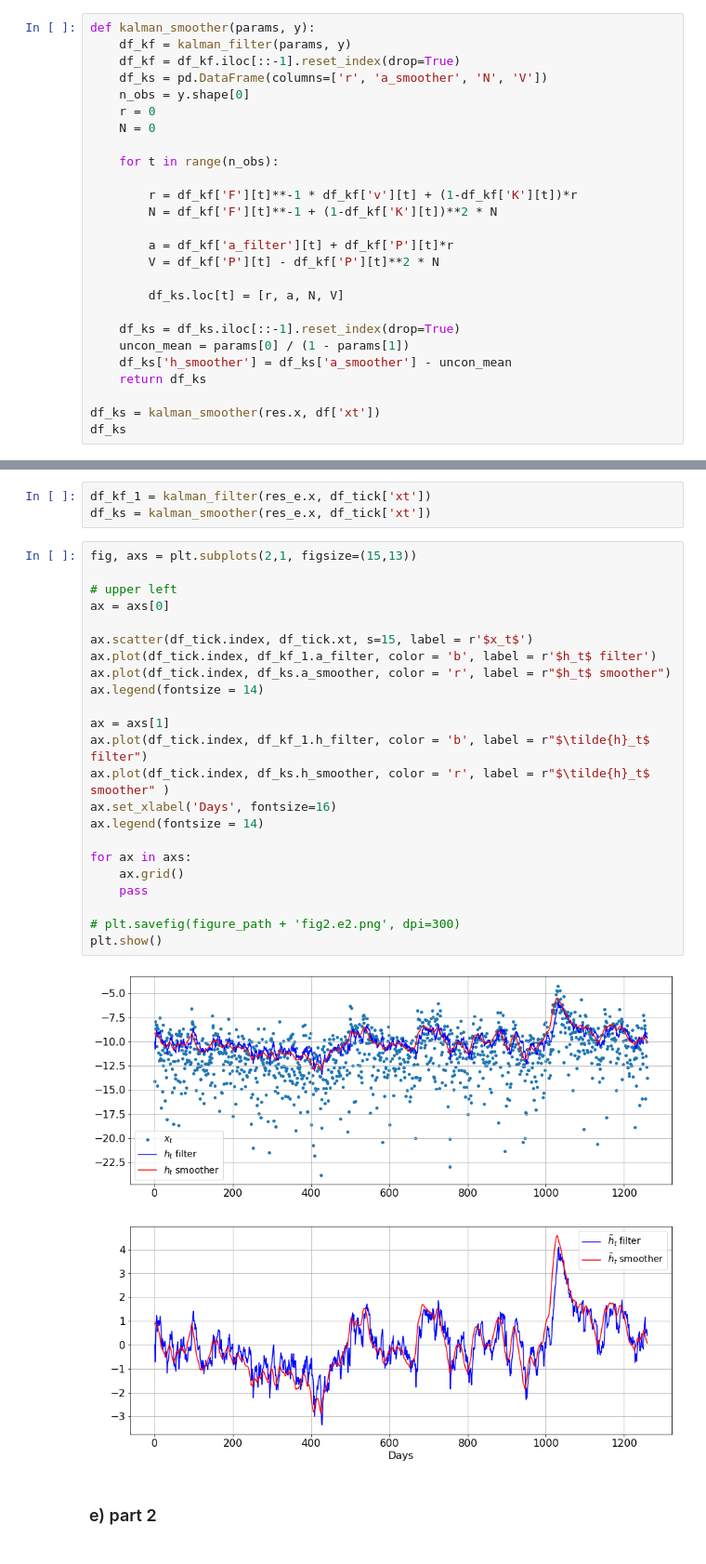
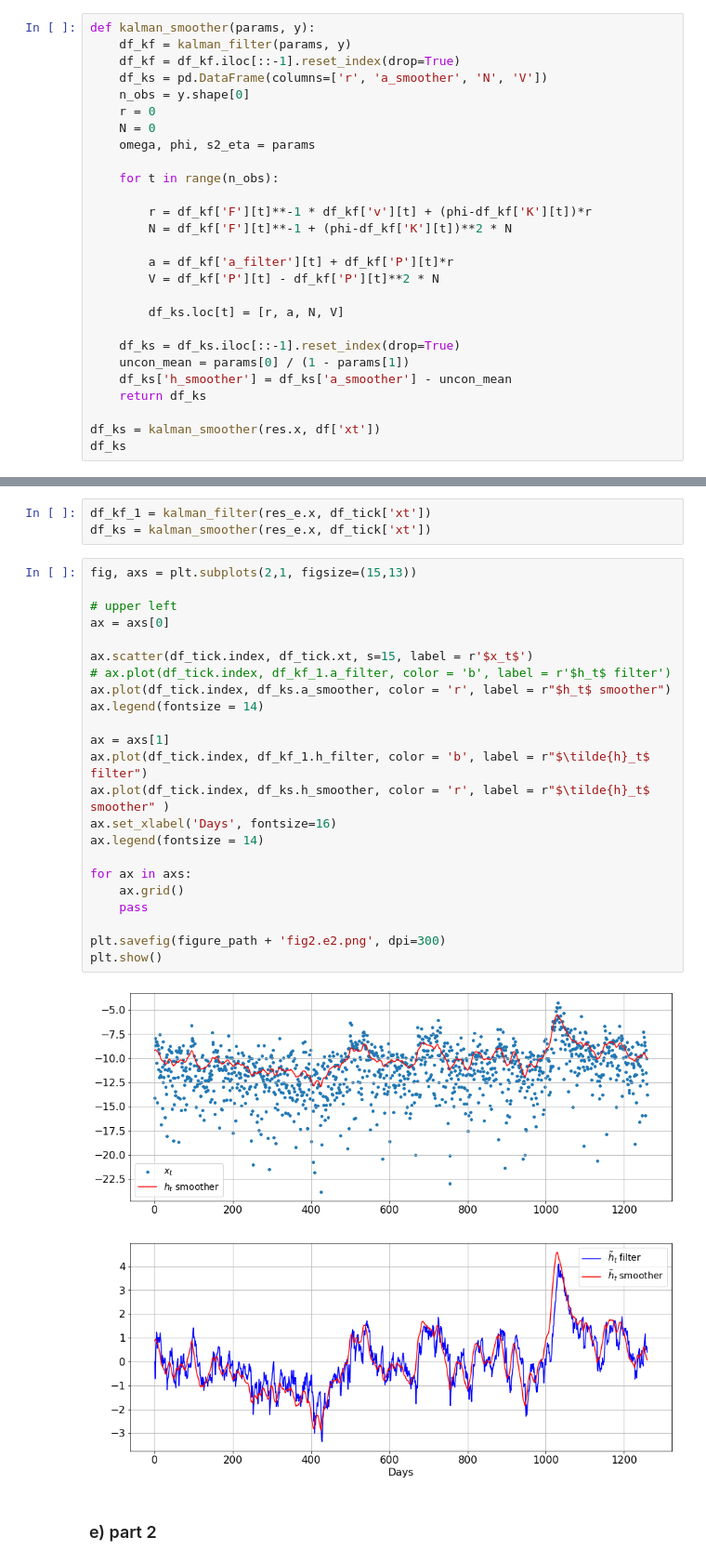
Before and after one commit to siemfenne/timeseriesmodels-vu, a Jupyter notebook: part2.ipynb, the cells around one changed output, grey strips where cells are left out. Shown at 93% size. Cells and saved outputs as stored; diff of their text form.

```diff
--- a/part2.ipynb
+++ b/part2.ipynb
@@ -194,11 +199,12 @@ def kalman_smoother(params, y):
     n_obs = y.shape[0]
     r = 0
     N = 0
+    omega, phi, s2_eta = params
 
     for t in range(n_obs):
 
-        r = df_kf['F'][t]**-1 * df_kf['v'][t] + (1-df_kf['K'][t])*r
-        N = df_kf['F'][t]**-1 + (1-df_kf['K'][t])**2 * N
+        r = df_kf['F'][t]**-1 * df_kf['v'][t] + (phi-df_kf['K'][t])*r
+        N = df_kf['F'][t]**-1 + (phi-df_kf['K'][t])**2 * N
 
         a = df_kf['a_filter'][t] + df_kf['P'][t]*r
         V = df_kf['P'][t] - df_kf['P'][t]**2 * N
@@ -360,28 +366,28 @@ df_ks = kalman_smoother(res_e.x, df_tick['xt'])
 # %%
 fig, axs = plt.subplots(2,1, figsize=(15,13))
 
 # upper left
 ax = axs[0]
 
 ax.scatter(df_tick.index, df_tick.xt, s=15, label = r'$x_t$')
-ax.plot(df_tick.index, df_kf_1.a_filter, color = 'b', label = r'$h_t$ filter')
+# ax.plot(df_tick.index, df_kf_1.a_filter, color = 'b', label = r'$h_t$ filter')
 ax.plot(df_tick.index, df_ks.a_smoother, color = 'r', label = r"$h_t$ smoother")
 ax.legend(fontsize = 14)
 
 ax = axs[1]
 ax.plot(df_tick.index, df_kf_1.h_filter, color = 'b', label = r"$\tilde{h}_t$ filter")
 ax.plot(df_tick.index, df_ks.h_smoother, color = 'r', label = r"$\tilde{h}_t$ smoother" )
 ax.set_xlabel('Days', fontsize=16)
 ax.legend(fontsize = 14)
 
 for ax in axs:
     ax.grid()
     pass
 
-# plt.savefig(figure_path + 'fig2.e2.png', dpi=300)
+plt.savefig(figure_path + 'fig2.e2.png', dpi=300)
 plt.show()
 # %% [output]
-[figure, old version]
+[figure, new version]
 # %% [markdown]
 ### e) part 2
 # %%
```
Also changed, not shown: parts of 9 cells of this notebook, 4 other files.
